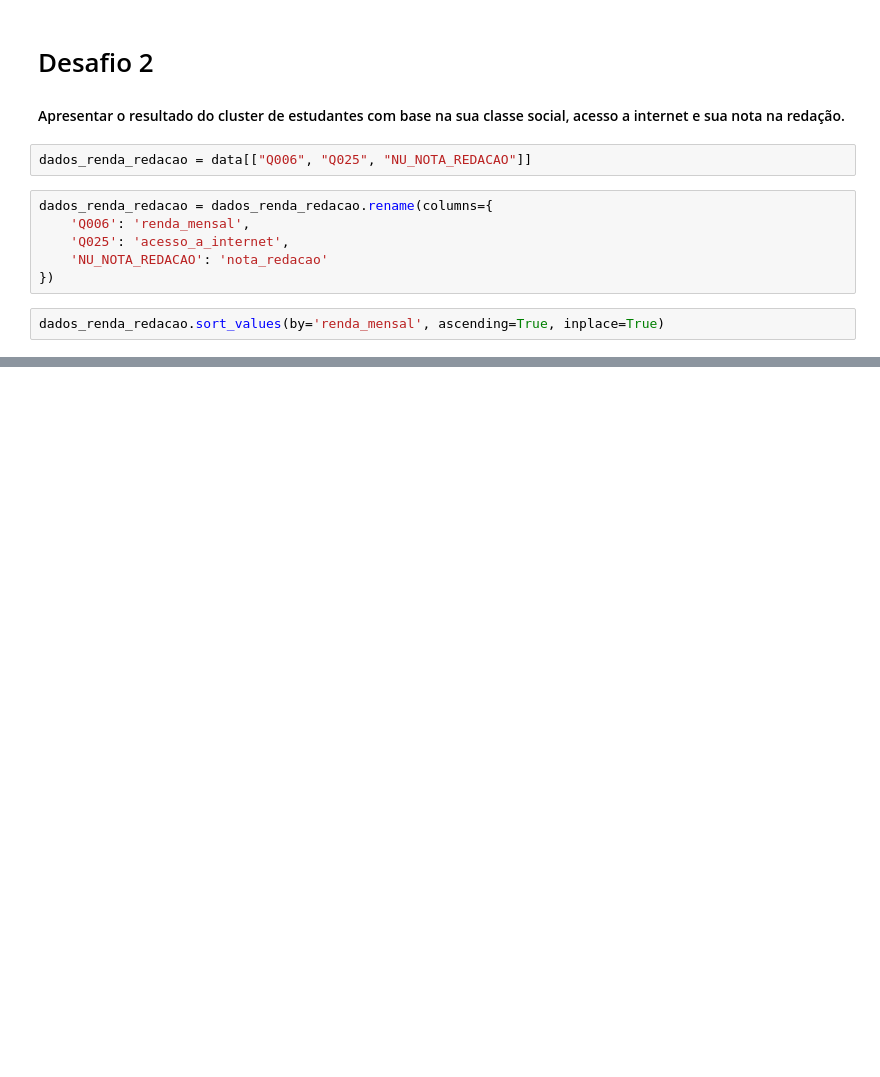
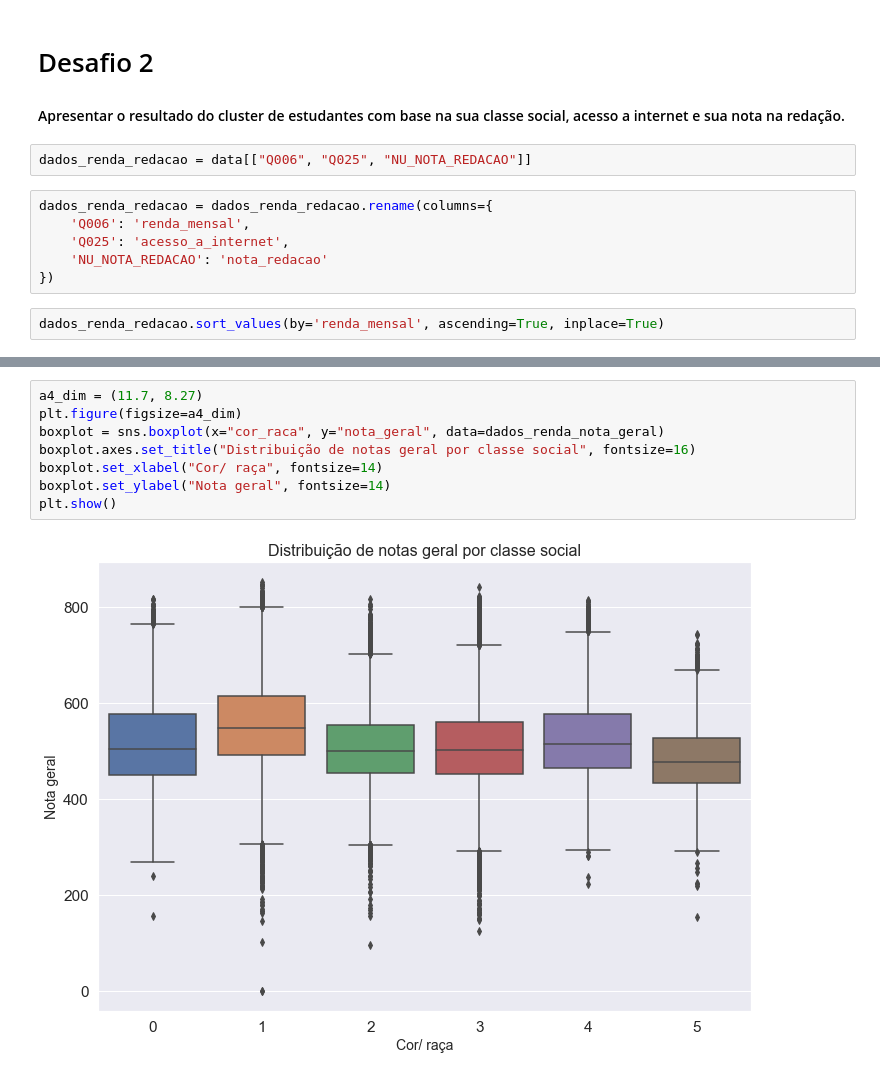
Before and after one commit to matheusmvl/ms-challenge-2021, a Jupyter notebook: projeto/analise_microdados_enem2019.ipynb, the cells around one changed output, grey strips where cells are left out. Drawn from its saved outputs; the diff is of its cells as text; blank space fills up the shorter version.

```diff
--- a/projeto/analise_microdados_enem2019.ipynb
+++ b/projeto/analise_microdados_enem2019.ipynb
@@ -170,0 +252,10 @@ plt.show()
+# %%
+a4_dim = (11.7, 8.27)
+plt.figure(figsize=a4_dim)
+boxplot = sns.boxplot(x="cor_raca", y="nota_geral", data=dados_renda_nota_geral)
+boxplot.axes.set_title("Distribuição de notas geral por classe social", fontsize=16)
+boxplot.set_xlabel("Cor/ raça", fontsize=14)
+boxplot.set_ylabel("Nota geral", fontsize=14)
+plt.show()
+# %% [output]
+[figure, added]
```
Also changed, not shown: parts of 19 cells of this notebook.
